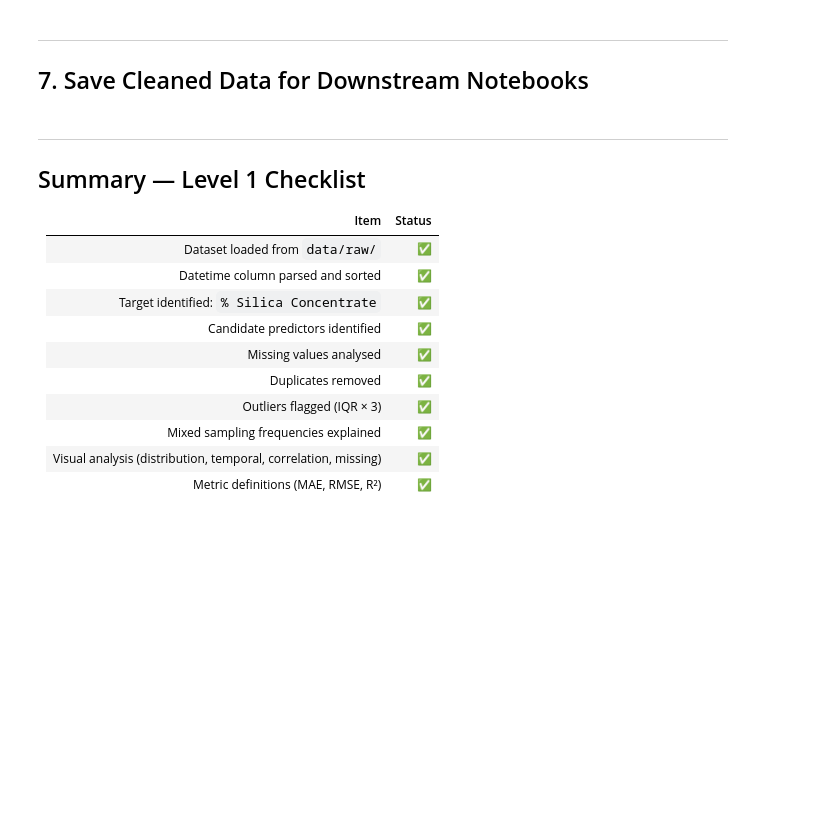
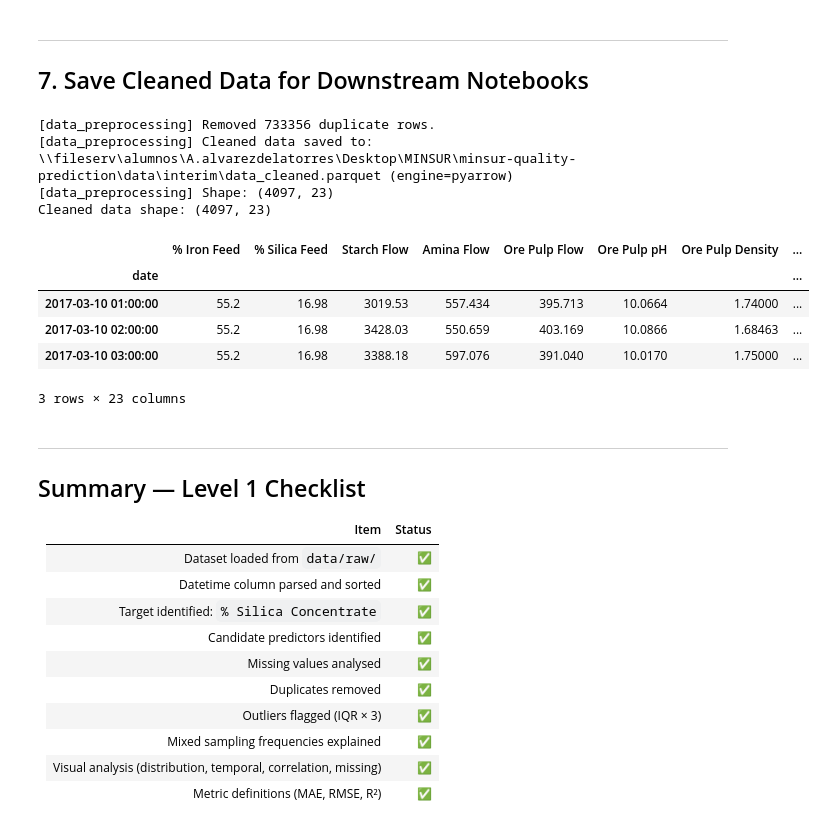
Before and after one commit to AAlvarezT/minsur_prediction, a Jupyter notebook: notebooks/01_data_understanding.ipynb, the cells around one changed output. Saved outputs shown, nothing was run; the diff lists cells and outputs as text; code cells hidden in the pictures; blank space fills up the shorter version.

Commit message:
(run): 01:data_understanding

```diff
--- a/notebooks/01_data_understanding.ipynb
+++ b/notebooks/01_data_understanding.ipynb
@@ -308,9 +500,43 @@ print(f'Baseline metrics saved to: {metrics_path / "baseline_metrics.json"}')
 ## 7. Save Cleaned Data for Downstream Notebooks
 # %%
 # Run the full preprocessing pipeline and persist to data/interim/
+
+import sys
+
+import subprocess
+
+
+
+# Ensure parquet engine exists in the active notebook kernel
+
+try:
+
+    import pyarrow  # noqa: F401
+
+except ModuleNotFoundError:
+
+    print('pyarrow not found in current kernel. Installing...')
+
+    subprocess.check_call([sys.executable, '-m', 'pip', 'install', 'pyarrow'])
+
+
+
 df_cleaned = run_preprocessing_pipeline(CFG)
+
 print(f'Cleaned data shape: {df_cleaned.shape}')
+
 df_cleaned.head(3)
+# %% [output]
+[data_preprocessing] Removed 733356 duplicate rows.
+[data_preprocessing] Cleaned data saved to: \\fileserv\alumnos\A.alvarezdelatorres\Desktop\MINSUR\minsur-quality-prediction\data\interim\data_cleaned.parquet (engine=pyarrow)
+[data_preprocessing] Shape: (4097, 23)
+Cleaned data shape: (4097, 23)
+|  | % Iron Feed | % Silica Feed | Starch Flow | Amina Flow | Ore Pulp Flow | Ore Pulp pH | Ore Pulp Density | ... |
+| date |  |  |  |  |  |  |  | ... |
+| 2017-03-10 01:00:00 | 55.2 | 16.98 | 3019.53 | 557.434 | 395.713 | 10.0664 | 1.74000 | ... |
+| 2017-03-10 02:00:00 | 55.2 | 16.98 | 3428.03 | 550.659 | 403.169 | 10.0866 | 1.68463 | ... |
+| 2017-03-10 03:00:00 | 55.2 | 16.98 | 3388.18 | 597.076 | 391.040 | 10.0170 | 1.75000 | ... |
+3 rows × 23 columns
 # %% [markdown]
 ---
 ## Summary — Level 1 Checklist
```
Also changed, not shown: parts of 19 cells of this notebook.
